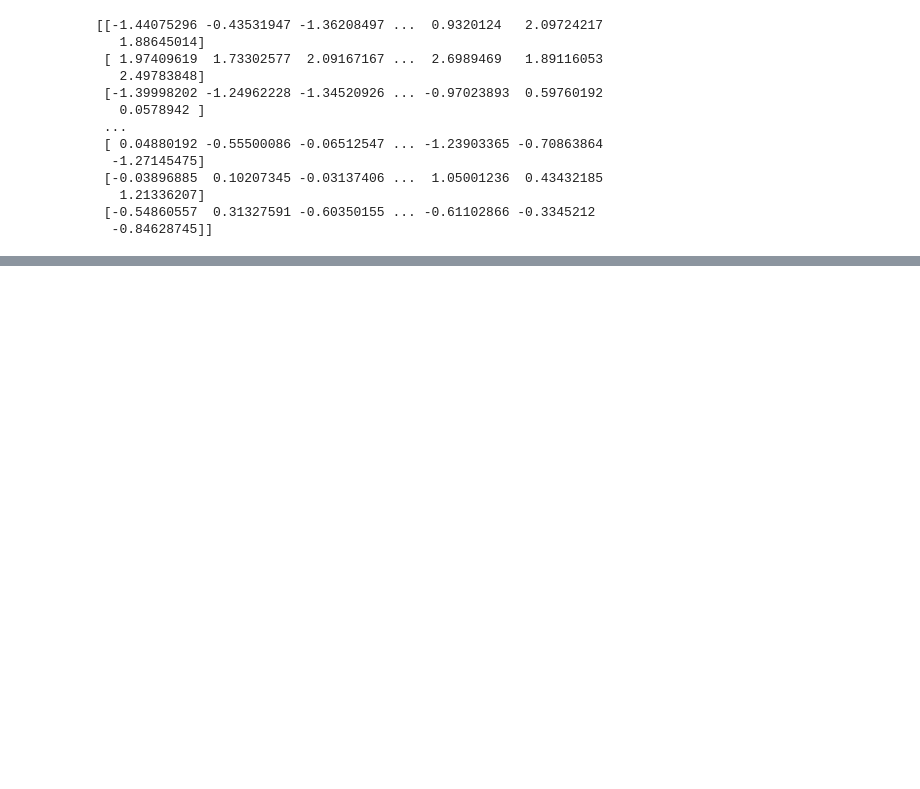
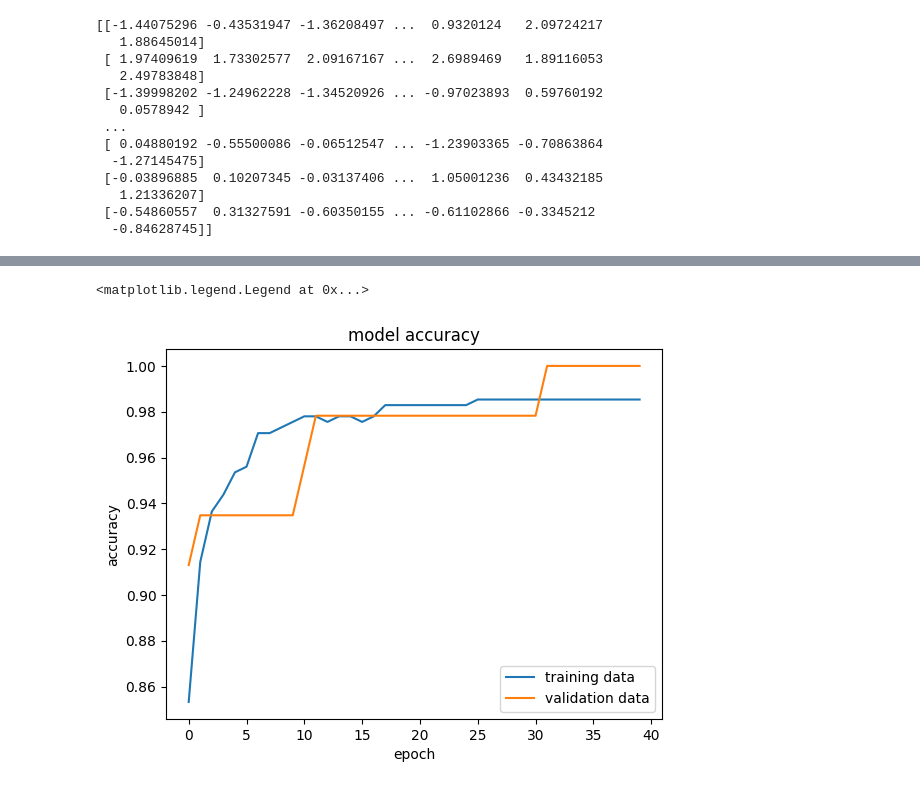
Before and after one commit to harinia885-sketch/AI, a Jupyter notebook: Neutal Network.ipynb, the cells around one changed output, grey strips where cells are left out. Cells and saved outputs as stored; diff of their text form; code cells hidden in the pictures; blank space fills up the shorter version.

```diff
--- a/Neutal Network.ipynb
+++ b/Neutal Network.ipynb
@@ -142,3 +142,5 @@ model=keras.Sequential([
     keras.layers.Dense(2,activation='sigmoid')])
 # %%
 model.compile(optimizer='adam',loss='sparse_categorical_crossentropy',metrics=['accuracy'])
+# %%
+his=model.fit(x_scaled,y_train,validation_split=0.1,epochs=40)
@@ -144,0 +165,11 @@ model.compile(optimizer='adam',loss='sparse_categorical_crossentropy',metrics=['
+# %%
+import matplotlib.pyplot as plt
+plt.plot(his.history['accuracy'])
+plt.plot(his.history['val_accuracy'])
+plt.title('model accuracy')
+plt.xlabel('epoch')
+plt.ylabel('accuracy')
+plt.legend(['training data','validation data'],loc='lower right')
+# %% [output]
+<matplotlib.legend.Legend at 0x...>
+[figure, added]
```
Also changed, not shown: parts of 3 cells of this notebook.
